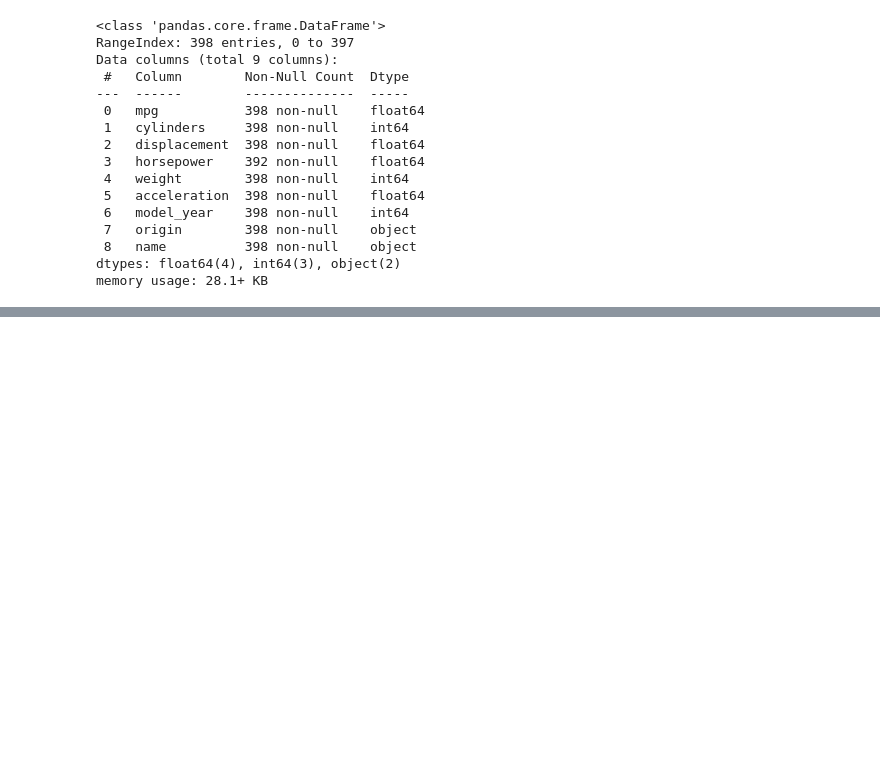
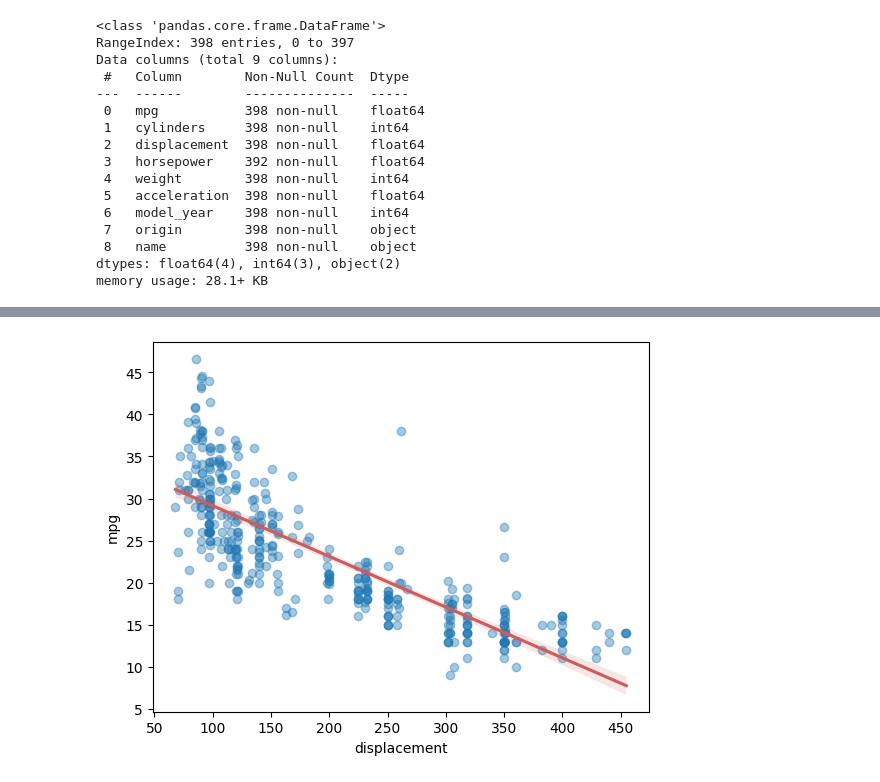
Before and after one commit to JakeOh/202511_BD53, a Jupyter notebook: lab_python/da06_eda.ipynb, the cells around one changed output, grey strips where cells are left out. Drawn from its saved outputs; the diff is of its cells as text; code cells hidden in the pictures; blank space fills up the shorter version.

```diff
--- a/lab_python/da06_eda.ipynb
+++ b/lab_python/da06_eda.ipynb
@@ -314,0 +407,7 @@ memory usage: 28.1+ KB
+# %%
+sns.regplot(data=mpg, x='displacement', y='mpg',
+            scatter_kws={'alpha': 0.4},         # scatter_kws: scatter plot 옵션 설정
+            line_kws={'color': 'IndianRed'})    # line_kws: line plot 옵션 설정
+plt.show()
+# %% [output]
+[figure, added]
```
Also changed, not shown: parts of 12 cells of this notebook.
